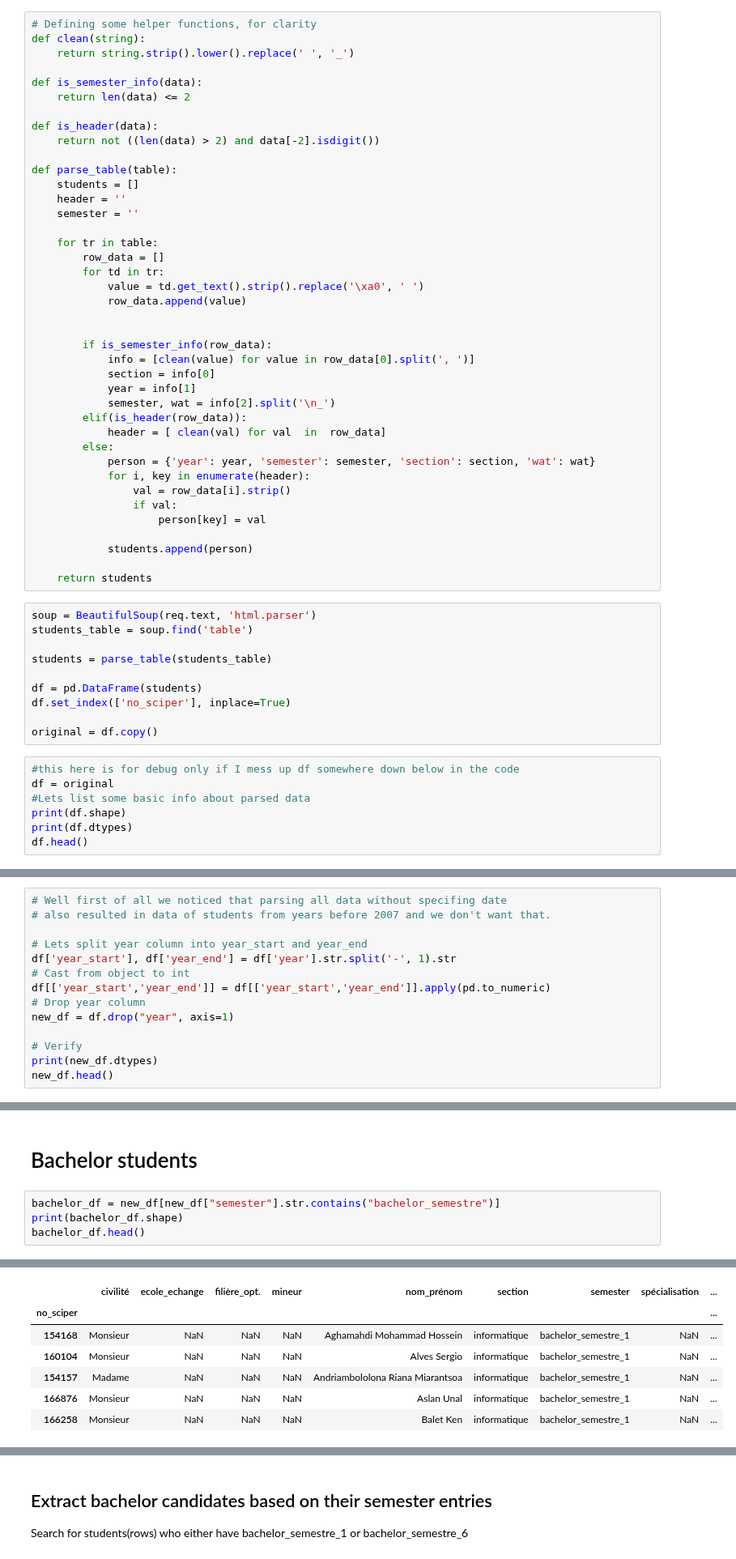
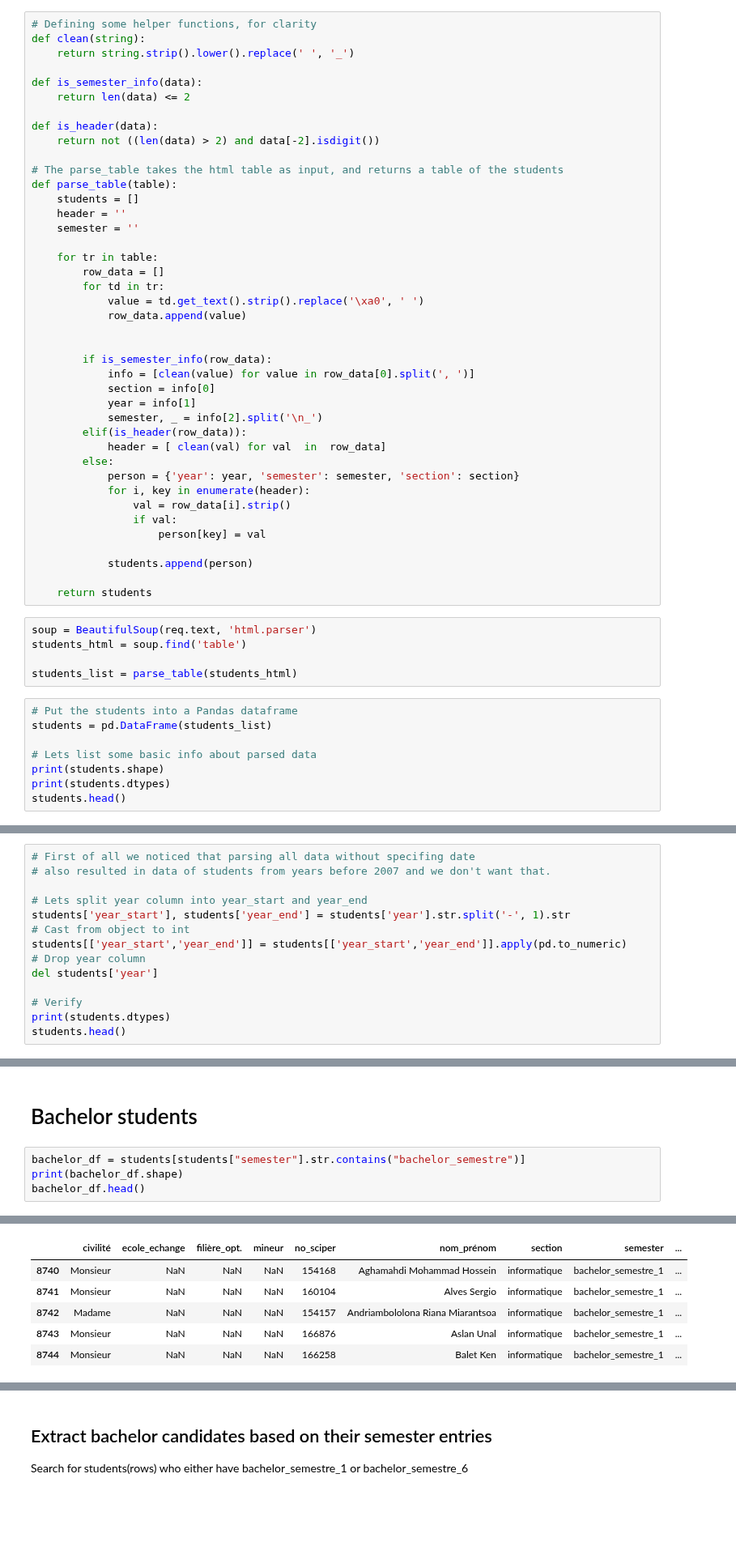
Before and after one commit to PaluchowskiMatthew/ADA-Kepler, a Jupyter notebook: 03 - Data from the Web/Get the data.ipynb, the cells around one changed output, grey strips where cells are left out. Shown at 81% size. Drawn from its saved outputs; the diff is of its cells as text; blank space fills up the shorter version.

```diff
--- a/03 - Data from the Web/Get the data.ipynb
+++ b/03 - Data from the Web/Get the data.ipynb
@@ -74,6 +63,7 @@ def is_semester_info(data):
 def is_header(data):
     return not ((len(data) > 2) and data[-2].isdigit())
 
+# The parse_table takes the html table as input, and returns a table of the students
 def parse_table(table):
     students = []
     header = ''
@@ -90,11 +80,11 @@ def parse_table(table):
             info = [clean(value) for value in row_data[0].split(', ')]
             section = info[0]
             year = info[1]
-            semester, wat = info[2].split('\n_')
+            semester, _ = info[2].split('\n_')
         elif(is_header(row_data)):
             header = [ clean(val) for val  in  row_data]
         else:
-            person = {'year': year, 'semester': semester, 'section': section, 'wat': wat}
+            person = {'year': year, 'semester': semester, 'section': section}
             for i, key in enumerate(header):
                 val = row_data[i].strip()
                 if val:
@@ -105,18 +95,14 @@ def parse_table(table):
     return students
 # %%
 soup = BeautifulSoup(req.text, 'html.parser')
-students_table = soup.find('table')
+students_html = soup.find('table')
 
-students = parse_table(students_table)
-
-df = pd.DataFrame(students)
-df.set_index(['no_sciper'], inplace=True)
-
-original = df.copy()
+students_list = parse_table(students_html)
 # %%
-#this here is for debug only if I mess up df somewhere down below in the code
-df = original
-#Lets list some basic info about parsed data
-print(df.shape)
-print(df.dtypes)
-df.head()
+# Put the students into a Pandas dataframe
+students = pd.DataFrame(students_list)
+
+# Lets list some basic info about parsed data
+print(students.shape)
+print(students.dtypes)
+students.head()
@@ -123,14 +130,14 @@ df.head()
 # %%
-# Well first of all we noticed that parsing all data without specifing date
+# First of all we noticed that parsing all data without specifing date
 # also resulted in data of students from years before 2007 and we don't want that.
 
 # Lets split year column into year_start and year_end
-df['year_start'], df['year_end'] = df['year'].str.split('-', 1).str
+students['year_start'], students['year_end'] = students['year'].str.split('-', 1).str
 # Cast from object to int
-df[['year_start','year_end']] = df[['year_start','year_end']].apply(pd.to_numeric)
+students[['year_start','year_end']] = students[['year_start','year_end']].apply(pd.to_numeric)
 # Drop year column
-new_df = df.drop("year", axis=1)
+del students['year']
 
 # Verify
-print(new_df.dtypes)
-new_df.head()
+print(students.dtypes)
+students.head()
@@ -137,18 +165,17 @@ new_df.head()
 # %% [markdown]
 # Bachelor students
 # %%
-bachelor_df = new_df[new_df["semester"].str.contains("bachelor_semestre")]
+bachelor_df = students[students["semester"].str.contains("bachelor_semestre")]
 print(bachelor_df.shape)
 bachelor_df.head()
 # %% [output]
 (7271, 13)
-|  | civilité | ecole_echange | filière_opt. | mineur | nom_prénom | section | semester | spécialisation | ... |
-| no_sciper |  |  |  |  |  |  |  |  | ... |
-| 154168 | Monsieur | NaN | NaN | NaN | Aghamahdi Mohammad Hossein | informatique | bachelor_semestre_1 | NaN | ... |
-| 160104 | Monsieur | NaN | NaN | NaN | Alves Sergio | informatique | bachelor_semestre_1 | NaN | ... |
-| 154157 | Madame | NaN | NaN | NaN | Andriambololona Riana Miarantsoa | informatique | bachelor_semestre_1 | NaN | ... |
-| 166876 | Monsieur | NaN | NaN | NaN | Aslan Unal | informatique | bachelor_semestre_1 | NaN | ... |
-| 166258 | Monsieur | NaN | NaN | NaN | Balet Ken | informatique | bachelor_semestre_1 | NaN | ... |
+|  | civilité | ecole_echange | filière_opt. | mineur | no_sciper | nom_prénom | section | semester | ... |
+| 8740 | Monsieur | NaN | NaN | NaN | 154168 | Aghamahdi Mohammad Hossein | informatique | bachelor_semestre_1 | ... |
+| 8741 | Monsieur | NaN | NaN | NaN | 160104 | Alves Sergio | informatique | bachelor_semestre_1 | ... |
+| 8742 | Madame | NaN | NaN | NaN | 154157 | Andriambololona Riana Miarantsoa | informatique | bachelor_semestre_1 | ... |
+| 8743 | Monsieur | NaN | NaN | NaN | 166876 | Aslan Unal | informatique | bachelor_semestre_1 | ... |
+| 8744 | Monsieur | NaN | NaN | NaN | 166258 | Balet Ken | informatique | bachelor_semestre_1 | ... |
 # %%
 # ...from year 2007 and above
 bachelor_from_2007_df = bachelor_df[bachelor_df["year_start"] >= 2007]
```
Also changed, not shown: parts of 38 cells of this notebook, 1 other file.
